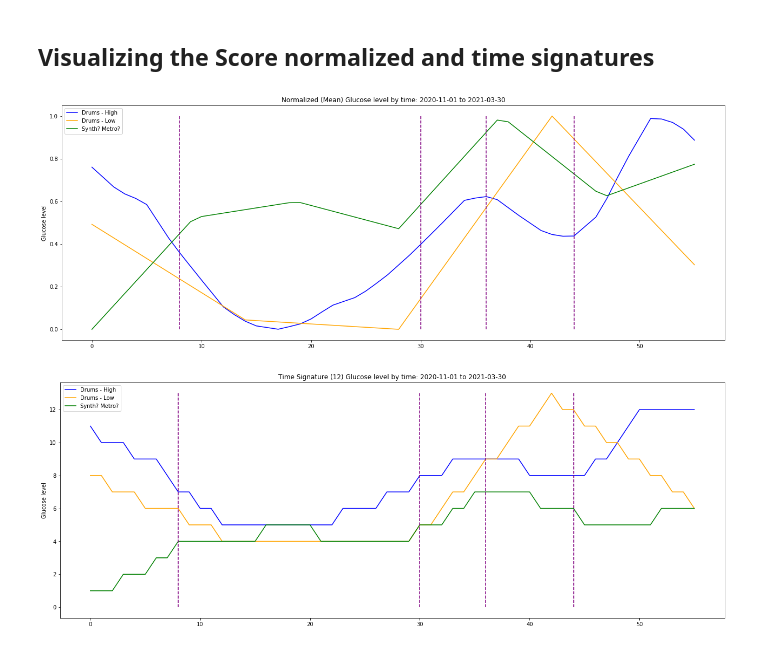
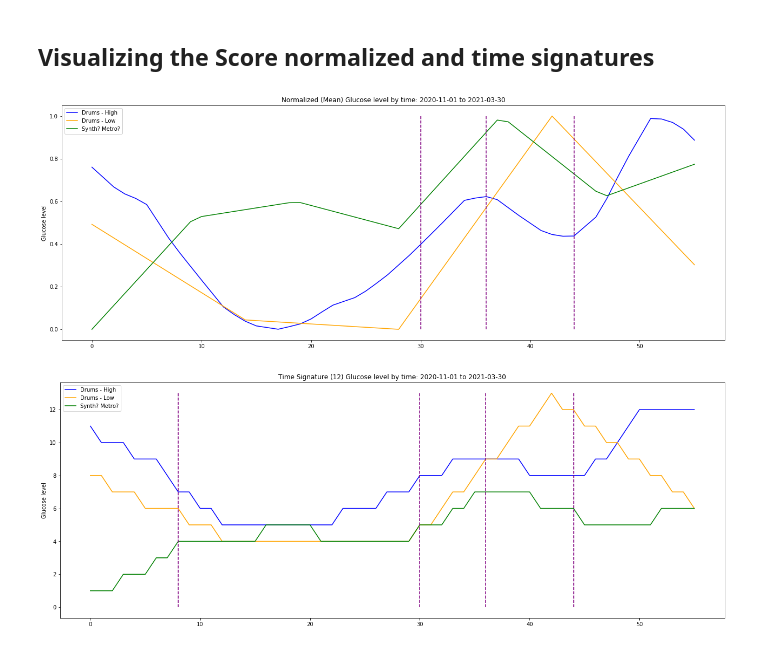
Before and after one commit to OB-0ne/pureData_polyrhythmGlucose, a Jupyter notebook: analysis.ipynb, the cells around one changed output. Drawn from its saved outputs; the diff is of its cells as text; code cells hidden in the pictures.

```diff
--- a/analysis.ipynb
+++ b/analysis.ipynb
@@ -281,19 +316,18 @@ data_cycles.to_csv('data\osc_data.csv')
 # %%
 plt.figure(figsize=[22,8])
 plt.plot(data_cycles['low_pitch_val'].values, color='blue', label='Drums - High')
 plt.plot(data_cycles['high_pitch_val'].values, color='orange', label='Drums - Low')
 plt.plot(data_cycles['synth_val'].values, color='green', label='Synth? Metro?')
-plt.plot([8,8],[0,1], '--', color='purple')
 plt.plot([30,30],[0,1], '--', color='purple')
 plt.plot([36,36],[0,1], '--', color='purple')
 plt.plot([44,44],[0,1], '--', color='purple')
 plt.title('Normalized (Mean) Glucose level by time: ' + start_date + ' to ' + end_date)
 plt.ylabel('Glucose level')
 plt.legend()
 plt.plot()
 plt.savefig('scores/example_plot_normalized.png')
 # %% [output]
-[figure, old version]
+[figure, new version]
 # %%
 plt.figure(figsize=[22,8])
 plt.plot(data_cycles['low_pitch_val_ts12'].values, color='blue', label='Drums - High')
```
Also changed, not shown: parts of 5 cells of this notebook, 28 other files.
